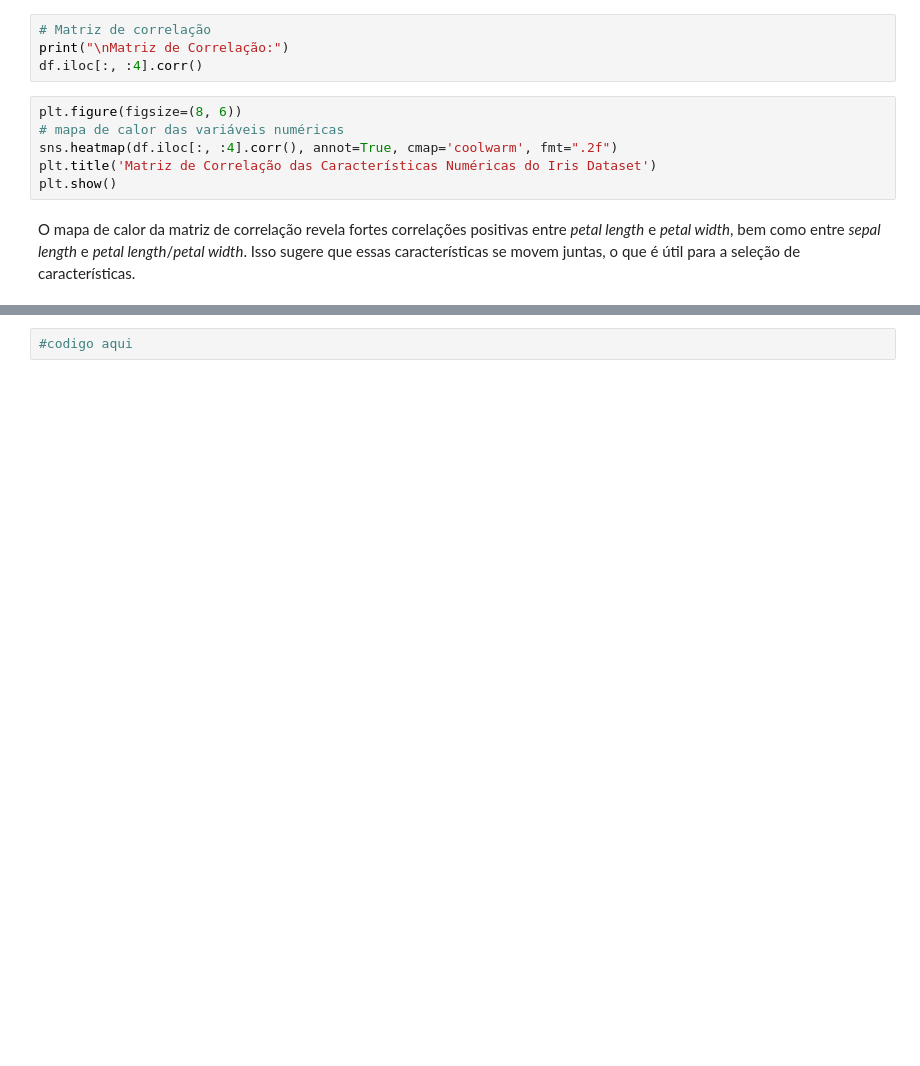
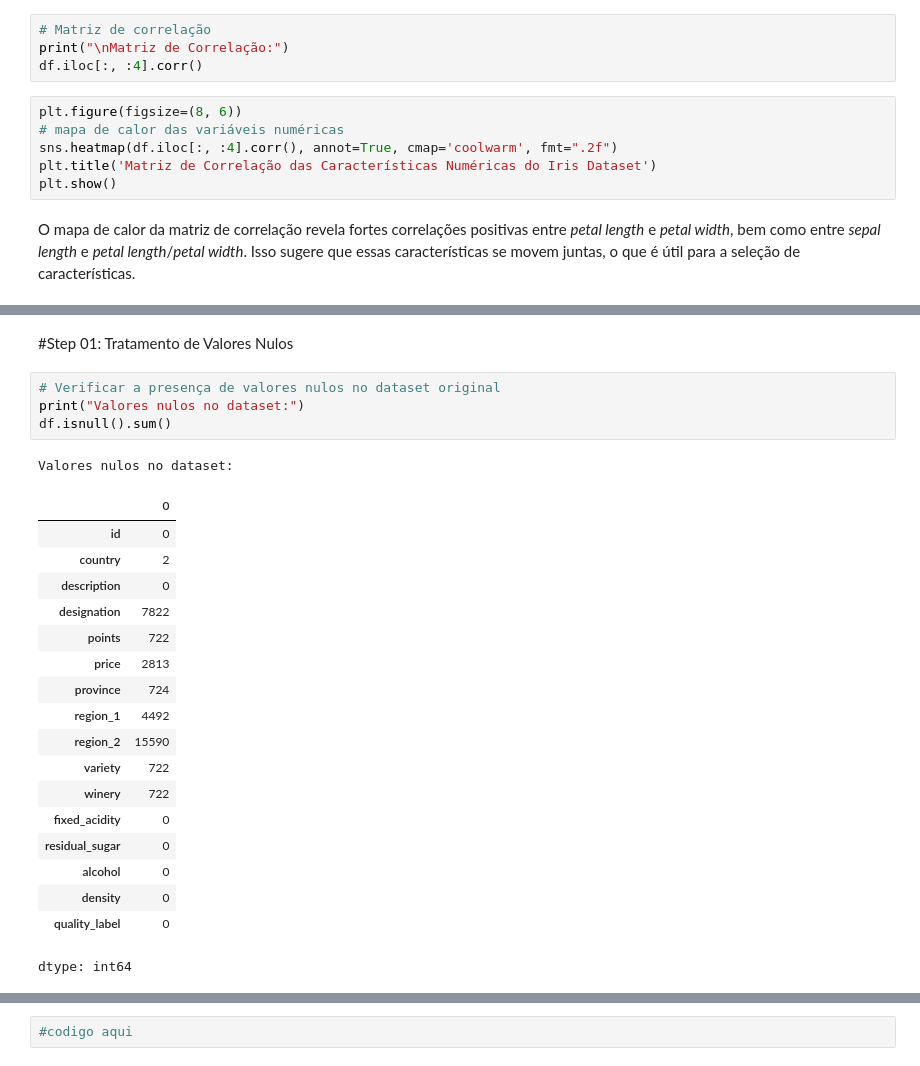
Before and after one commit to RodrigoMarenda/Analise_de_Dados, a Jupyter notebook: Wine_Quality.ipynb, the cells around one changed output, grey strips where cells are left out. Saved outputs shown, nothing was run; the diff lists cells and outputs as text; blank space fills up the shorter version.

```diff
--- a/Wine_Quality.ipynb
+++ b/Wine_Quality.ipynb
@@ -317,0 +355,26 @@ O mapa de calor da matriz de correlação revela fortes correlações positivas
+# %% [markdown]
+#Step 01: Tratamento de Valores Nulos
+# %%
+# Verificar a presença de valores nulos no dataset original
+print("Valores nulos no dataset:")
+df.isnull().sum()
+# %% [output]
+Valores nulos no dataset:
+|  | 0 |
+| id | 0 |
+| country | 2 |
+| description | 0 |
+| designation | 7822 |
+| points | 722 |
+| price | 2813 |
+| province | 724 |
+| region_1 | 4492 |
+| region_2 | 15590 |
+| variety | 722 |
+| winery | 722 |
+| fixed_acidity | 0 |
+| residual_sugar | 0 |
+| alcohol | 0 |
+| density | 0 |
+| quality_label | 0 |
+dtype: int64
```
Also changed, not shown: parts of 40 cells of this notebook.
